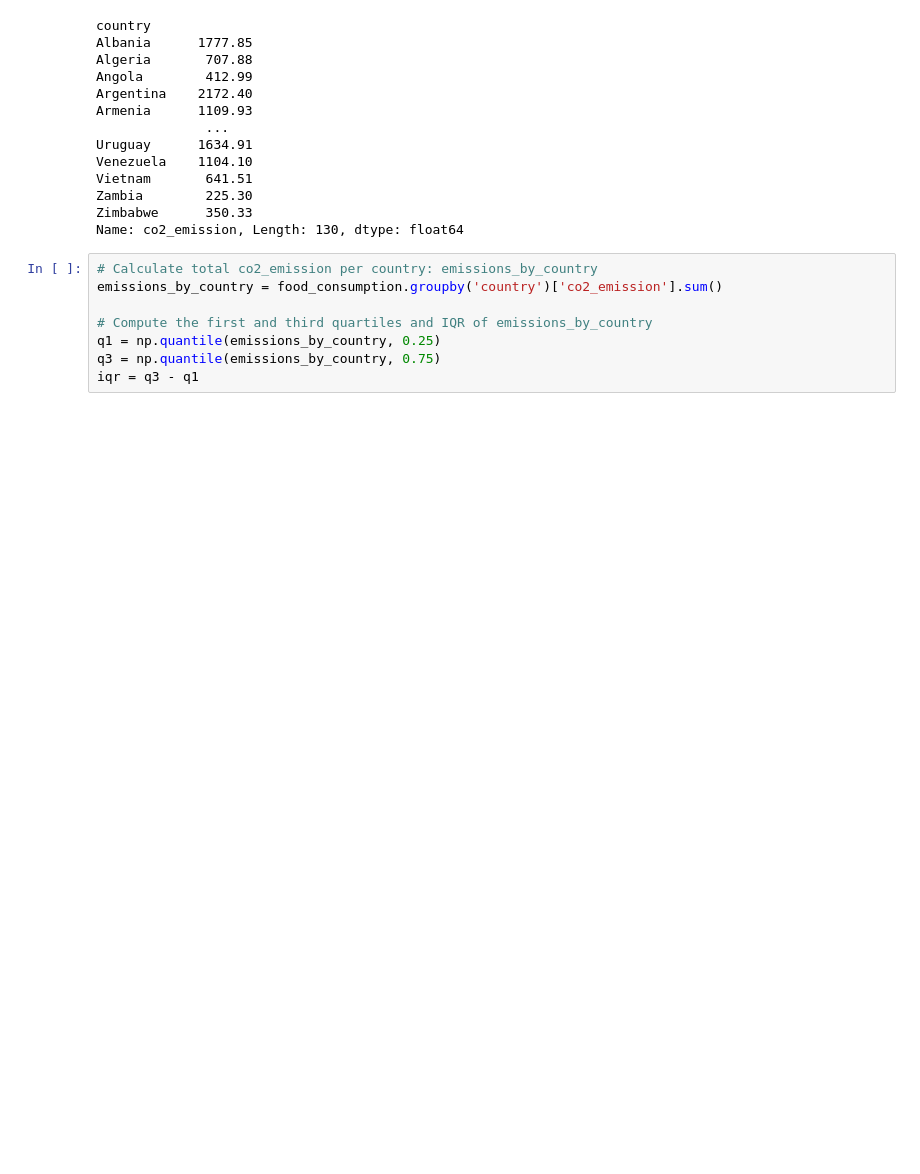
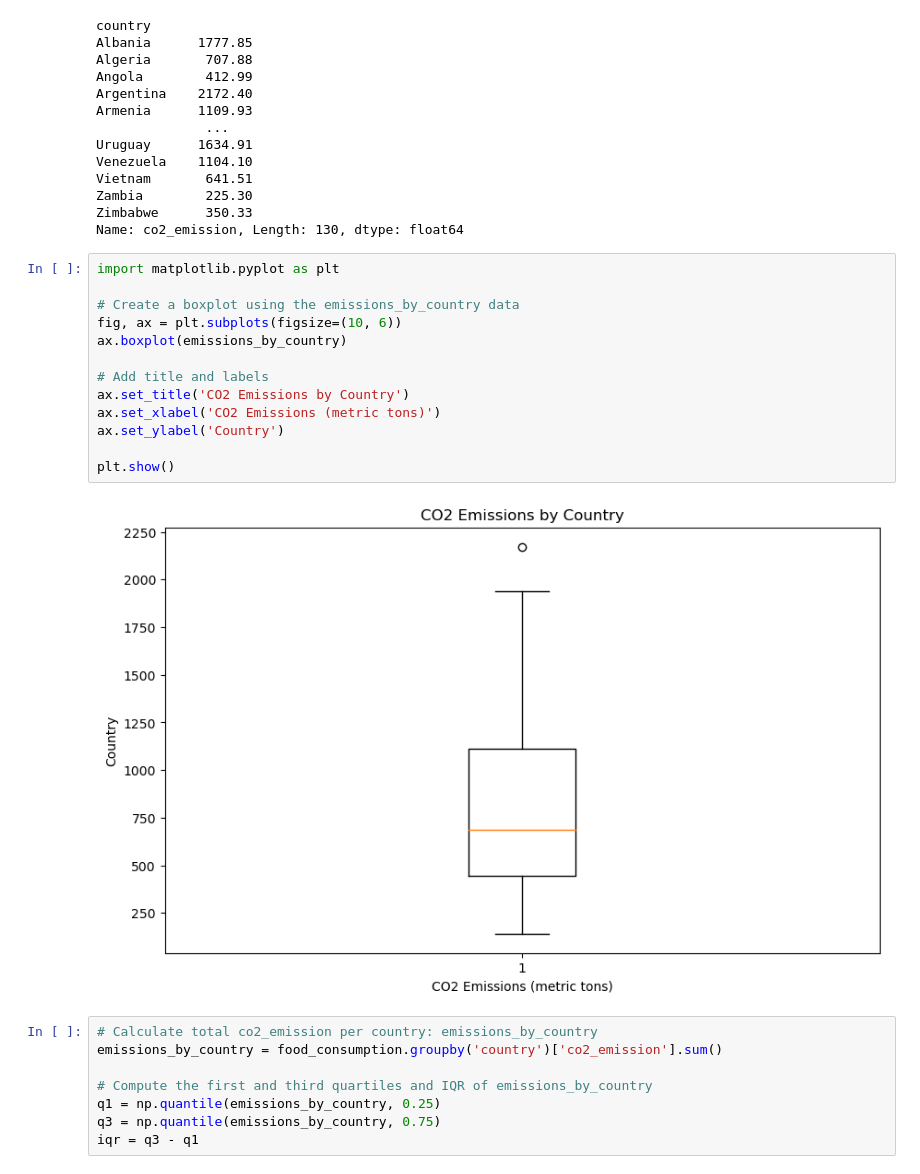
Before and after one commit to ONURYI/Data-Scientist-Professional-with-Python, a Jupyter notebook: Block III - Statistics/1.Introduction to Statistics in Python.ipynb, the cells around one changed output. Saved outputs shown, nothing was run; the diff lists cells and outputs as text; blank space fills up the shorter version.

```diff
--- a/Block III - Statistics/1.Introduction to Statistics in Python.ipynb
+++ b/Block III - Statistics/1.Introduction to Statistics in Python.ipynb
@@ -138,6 +140,21 @@ Vietnam       641.51
 Zambia        225.30
 Zimbabwe      350.33
 Name: co2_emission, Length: 130, dtype: float64
+# %%
+import matplotlib.pyplot as plt
+
+# Create a boxplot using the emissions_by_country data
+fig, ax = plt.subplots(figsize=(10, 6))
+ax.boxplot(emissions_by_country)
+
+# Add title and labels
+ax.set_title('CO2 Emissions by Country')
+ax.set_xlabel('CO2 Emissions (metric tons)')
+ax.set_ylabel('Country')
+
+plt.show()
+# %% [output]
+[figure, added]
 # %%
 # Calculate total co2_emission per country: emissions_by_country
 emissions_by_country = food_consumption.groupby('country')['co2_emission'].sum()
```
Also changed, not shown: parts of 11 cells of this notebook.
